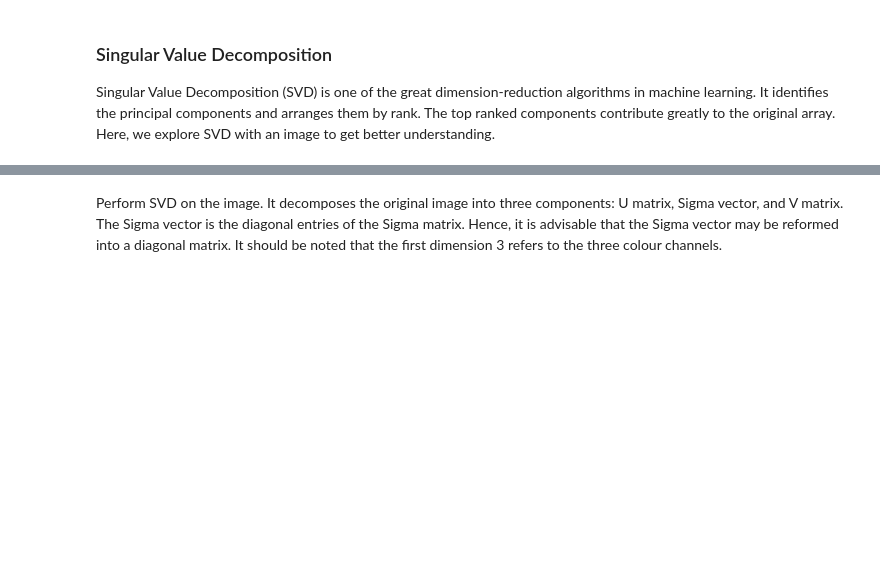
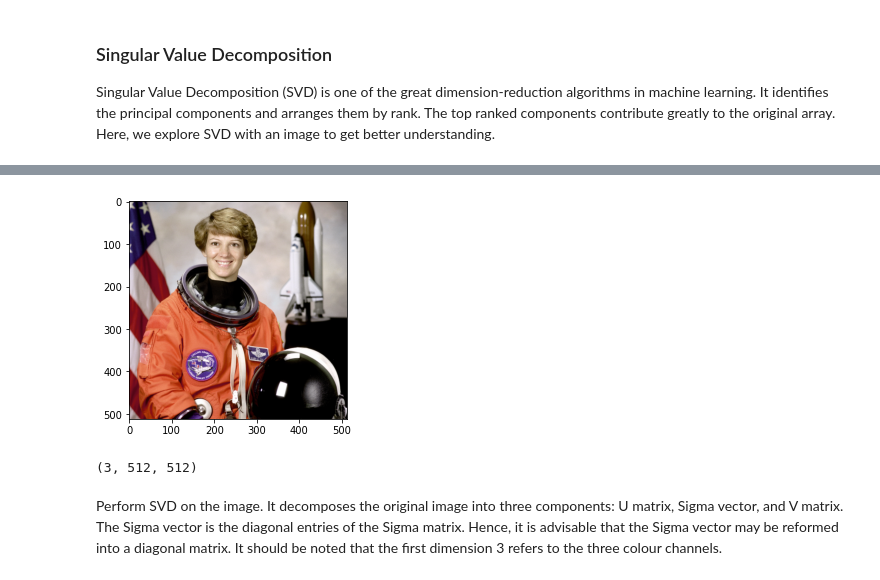
Before and after one commit to kowsiknd/fmml2021, a Jupyter notebook: 14_Basics_of_Linear_Algebra.ipynb, the cells around one changed output, grey strips where cells are left out. Saved outputs shown, nothing was run; the diff lists cells and outputs as text; code cells hidden in the pictures; blank space fills up the shorter version.

```diff
--- a/14_Basics_of_Linear_Algebra.ipynb
+++ b/14_Basics_of_Linear_Algebra.ipynb
@@ -243,6 +386,13 @@ plt.show()
 img = image/255.0
 # reorder the axes to have colour channels as the first dimension
 img = np.transpose(img, axes=(2,0,1))
+# %%
+plt.imshow(image)
+plt.show()
+print(img.shape)
+# %% [output]
+[figure, added]
+(3, 512, 512)
 # %% [markdown]
 Perform SVD on the image. It decomposes the original image into three components: U matrix, Sigma vector, and V matrix. The Sigma vector is the diagonal entries of the Sigma matrix. Hence, it is advisable that the Sigma vector may be reformed into a diagonal matrix. It should be noted that the first dimension 3 refers to the three colour channels.
 # %%
```
Also changed, not shown: parts of 31 cells of this notebook.
